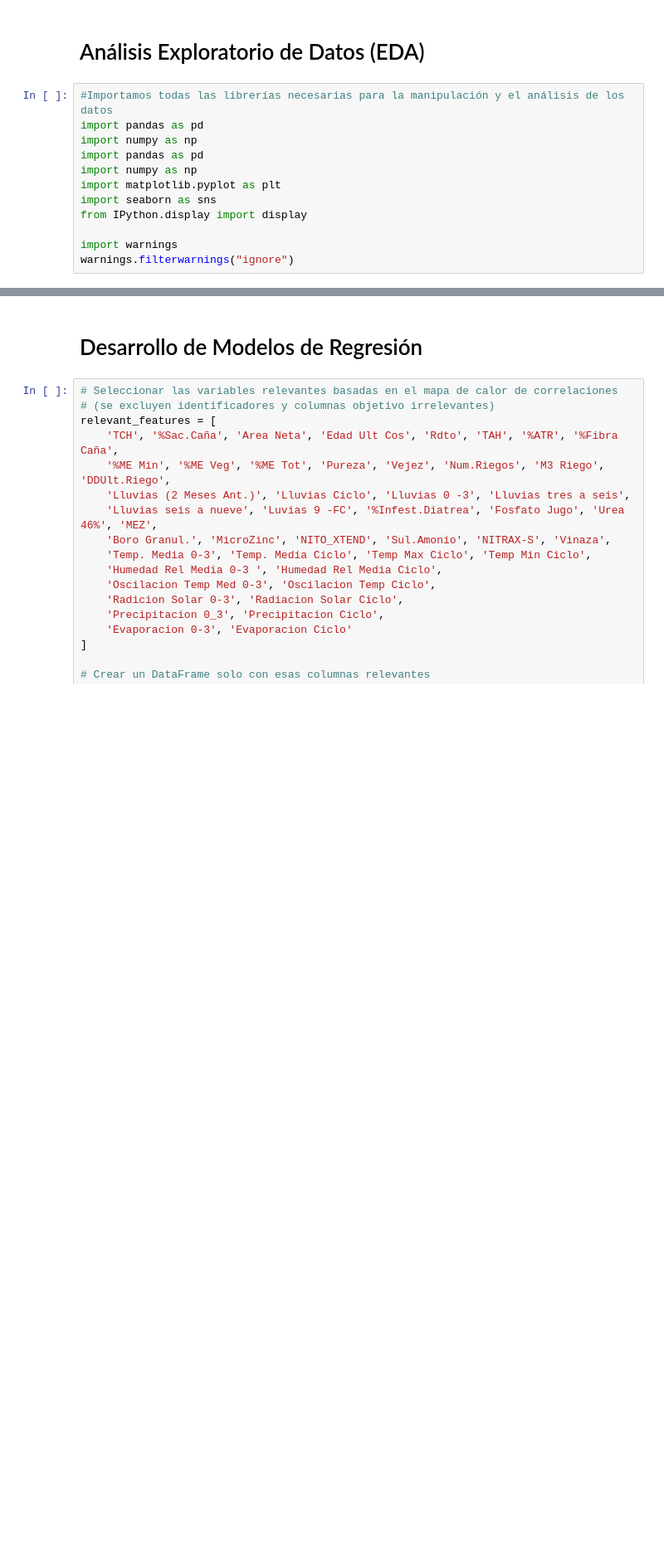
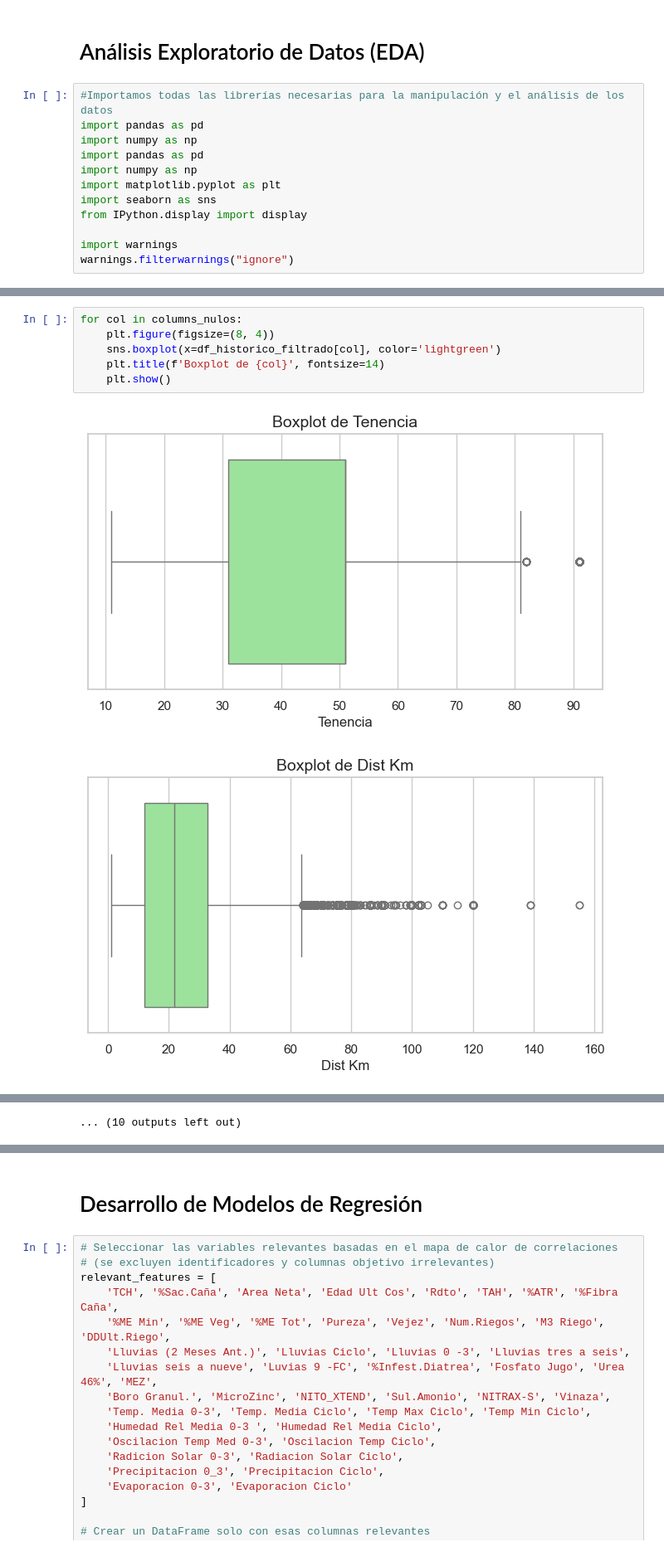
Before and after one commit to CarolBonilla/Predicci-n-Industria-Az-carera, a Jupyter notebook: TallerFinal.ipynb, the cells around one changed output, grey strips where cells are left out. Shown at 83% size. Drawn from its saved outputs; the diff is of its cells as text; blank space fills up the shorter version.

```diff
--- a/TallerFinal.ipynb
+++ b/TallerFinal.ipynb
@@ -72,0 +204,9 @@ np.int64(0)
+# %%
+for col in columns_nulos:
+    plt.figure(figsize=(8, 4))
+    sns.boxplot(x=df_historico_filtrado[col], color='lightgreen')
+    plt.title(f'Boxplot de {col}', fontsize=14)
+    plt.show()
+# %% [output]
+[figure, added]
+[figure, added]
@@ -73,3 +223,4 @@ np.int64(0)
+... (10 outputs left out)
 # %%
 
 # Seleccionar únicamente las columnas numéricas del DataFrame df_historico
```
Also changed, not shown: parts of 16 cells of this notebook.
